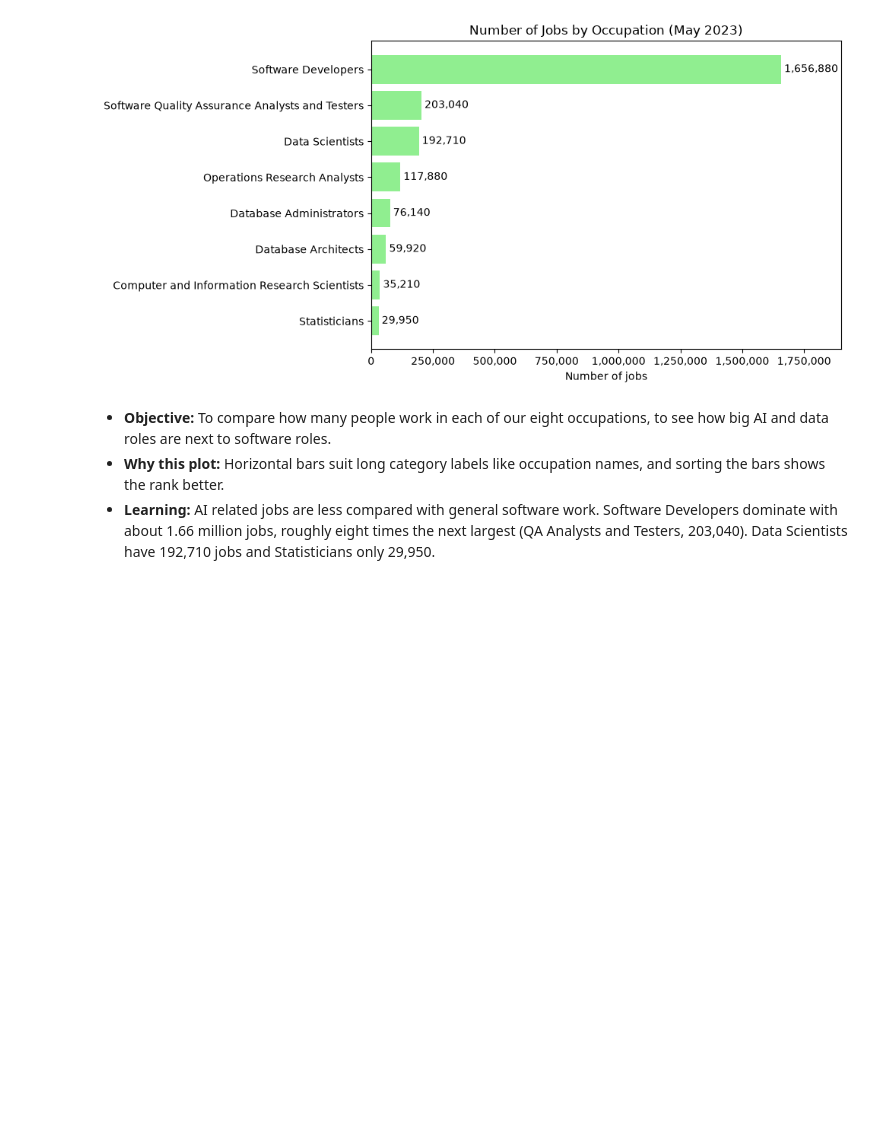
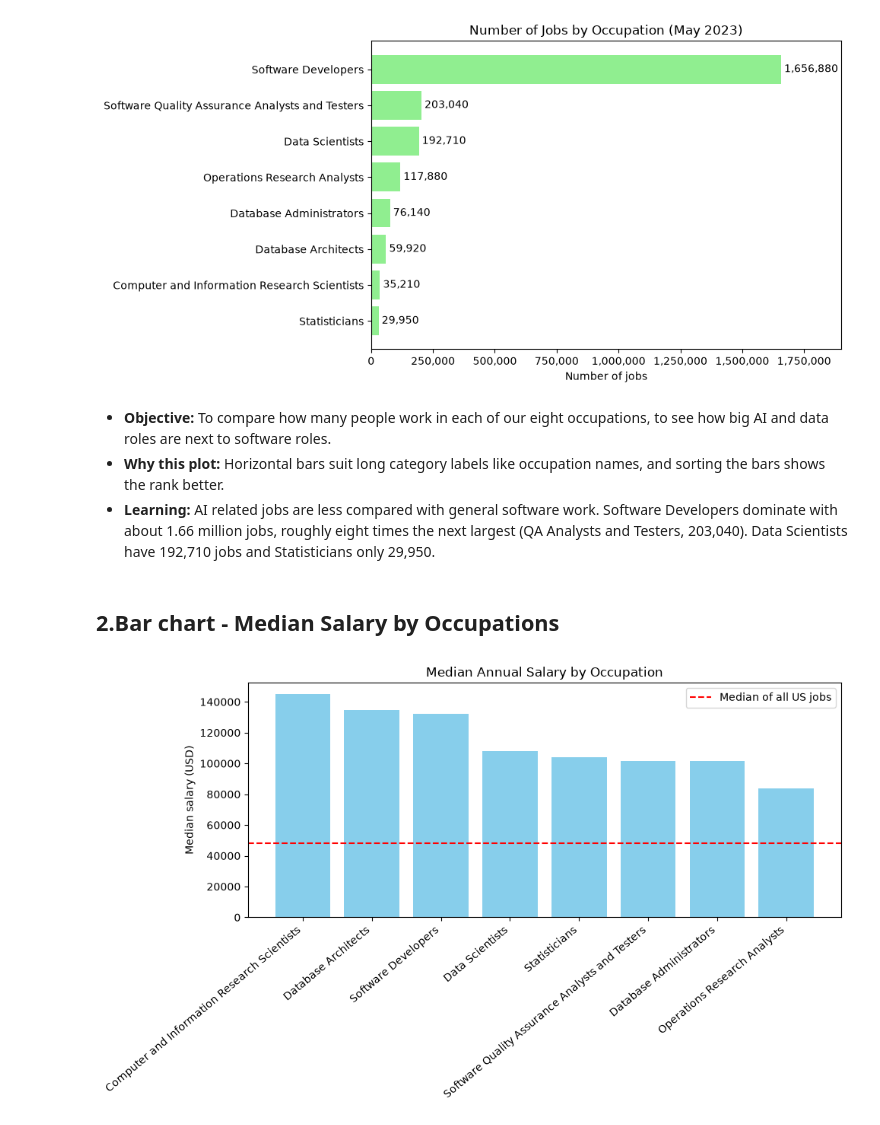
Before and after one commit to 2024658/Data_Visualisation_CA1, a Jupyter notebook: employment_analysis.ipynb, the cells around one changed output. Cells and saved outputs as stored; diff of their text form; code cells hidden in the pictures; blank space fills up the shorter version.

Commit message:
Added  median salary chart

```diff
--- a/employment_analysis.ipynb
+++ b/employment_analysis.ipynb
@@ -84,3 +84,19 @@ plt.show()
 - **Objective:** To compare how many people work in each of our eight occupations, to see how big AI and data roles are next to software roles.
 - **Why this plot:** Horizontal bars suit long category labels like occupation names, and sorting the bars shows the rank better.
 - **Learning:** AI related jobs are less  compared with general software work. Software Developers dominate with about 1.66 million jobs, roughly eight times the next largest (QA Analysts and Testers, 203,040). Data Scientists have 192,710 jobs and Statisticians only 29,950.
+# %% [markdown]
+## 2.Bar chart - Median Salary by Occupations
+# %%
+pay = nat.sort_values("A_MEDIAN", ascending=False)
+
+plt.figure(figsize=(10, 6))
+plt.bar(pay["OCC_TITLE"], pay["A_MEDIAN"], color="skyblue")
+plt.axhline(us_median, color="red", linestyle="--", label="Median of all US jobs")
+plt.xticks(rotation=40, ha="right")
+plt.title("Median Annual Salary by Occupation")
+plt.ylabel("Median salary (USD)")
+plt.legend()
+plt.tight_layout()
+plt.show()
+# %% [output]
+[figure, added]
```
